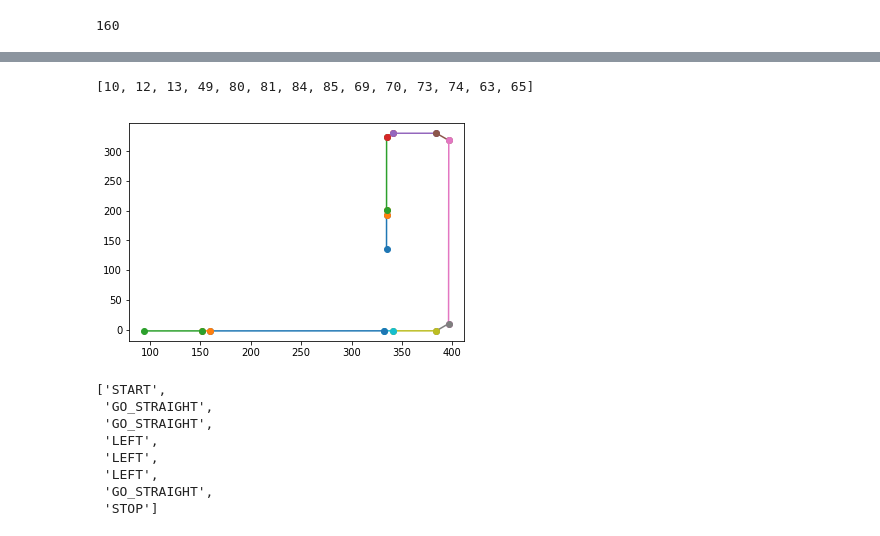
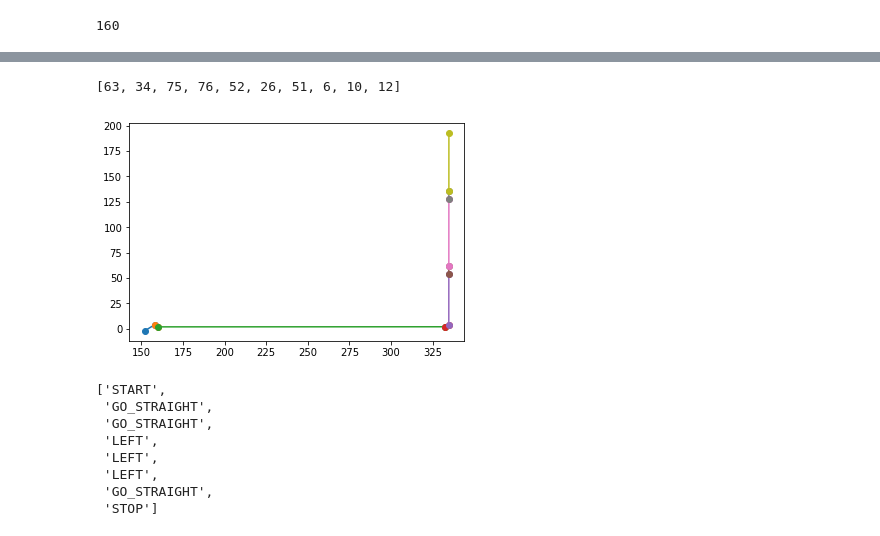
Before and after one commit to pravinblaze/carla-code-pad, a Jupyter notebook: Scenario_routing_dev_pad.ipynb, the cells around one changed output, grey strips where cells are left out. Saved outputs shown, nothing was run; the diff lists cells and outputs as text; code cells hidden in the pictures.

```diff
--- a/Scenario_routing_dev_pad.ipynb
+++ b/Scenario_routing_dev_pad.ipynb
@@ -42,4 +37,14 @@ import sys
 sys.path.append('/home/praveen/programs/scenario_runner/')
 # %%
 from navigation.pathrouting.global_route_planner import GlobalRoutePlanner
-grp = GlobalRoutePlanner(world)
+from navigation.pathrouting.global_route_planner_dao import GlobalRoutePlannerDAO
+
+dao = GlobalRoutePlannerDAO(world_map)
+grp = GlobalRoutePlanner(dao)
+grp.setup()
+# %%
+for edge in grp.graph.edges():
+    n1, n2 = edge
+    x1, y1 = grp.graph.nodes[n1]['vertex']
+    x2, y2 = grp.graph.nodes[n2]['vertex']
+    plt.plot([x1, x2], [y1, y2], marker = 'o')
@@ -46,28 +53,27 @@ grp = GlobalRoutePlanner(world)
 # %%
 # w = world_map.get_waypoint(carla.Location(x=120, y=1.68, z=0))
 # %%
-xo, yo = 110, -2.27
-# xd, yd = 334.7, 100
-# xd, yd = 130, 133
+xo, yo = 120, -2.27
 xd, yd = 334.7, 165
 heading = (1, 0)
+start = grp.localise(xo, yo, toplist)
+end= grp.localise(xd, yd, grp.topology)
+start = grp.align(start, grp.get_direction(start))
+end = grp.align(end, grp.get_direction(end))
 
-start = grp.localise(xo, yo, toplist, heading)
-end= grp.localise(xd, yd, grp.topology)
-graph, idmap = grp.build_graph(toplist)
-route = grp.graph_search(start, end, graph, idmap)
-
+graph, idmap = grp.build_graph()
+route = nx.shortest_path(graph, idmap[start[0]], idmap[end[1]])
 route
 # %% [output]
-[10, 12, 13, 49, 80, 81, 84, 85, 69, 70, 73, 74, 63, 65]
+[63, 34, 75, 76, 52, 26, 51, 6, 10, 12]
 # %%
 for i in range(1, len(route)):
-    x1, y1 = graph[route[i-1]].vertex
-    x2, y2 = graph[route[i]].vertex
+    x1, y1 = graph.nodes[route[i-1]]['vertex']
+    x2, y2 = graph.nodes[route[i]]['vertex']
     plt.plot([x1, x2], [y1, y2], marker = 'o')
 plt.show()
 # %% [output]
-[figure, old version]
+[figure, new version]
 # %%
 grp.plan_route((xo, yo), heading, (xd, yd), graph, idmap, toplist)
 # %% [output]
```
Also changed, not shown: parts of 2 cells of this notebook.
